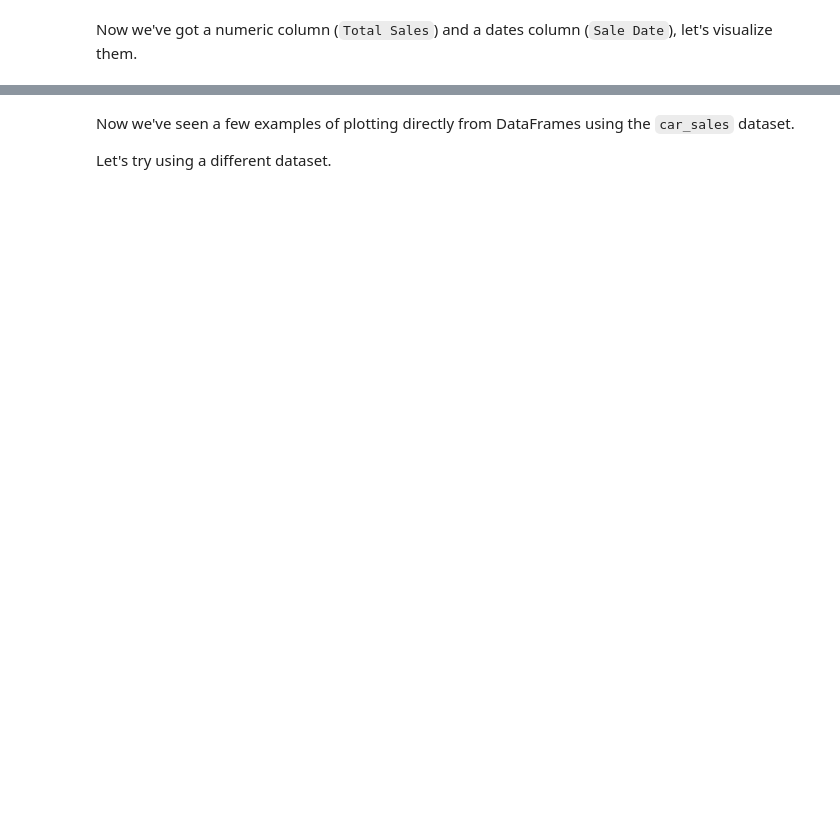
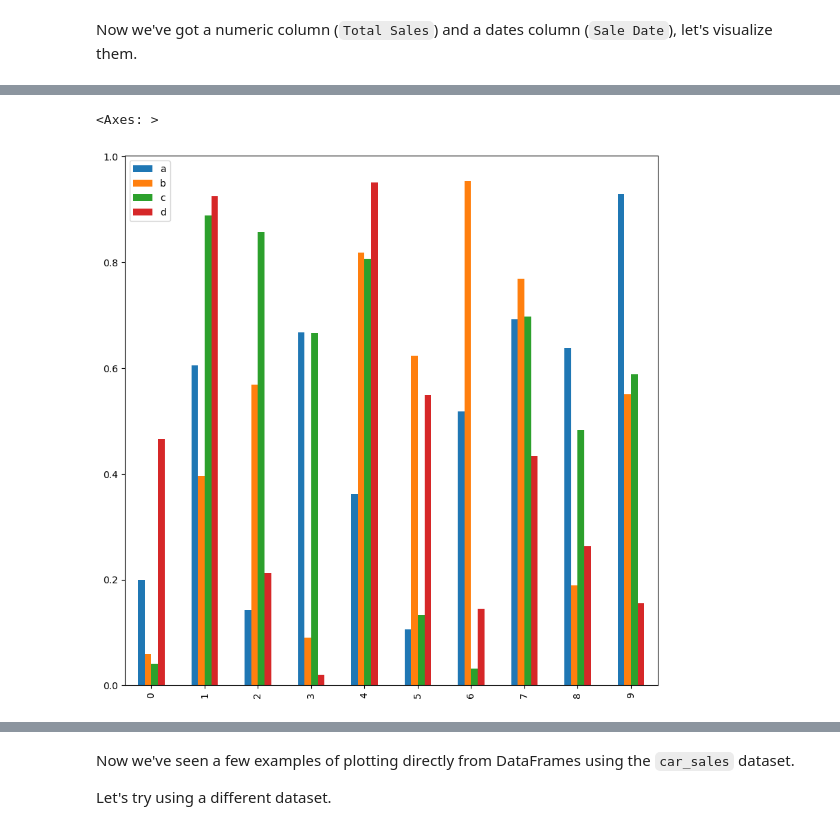
Before and after one commit to akram-elgh/Machine_learning_course, a Jupyter notebook: matplotlib/matplotlib-exercises.ipynb, the cells around one changed output, grey strips where cells are left out. Drawn from its saved outputs; the diff is of its cells as text; code cells hidden in the pictures; blank space fills up the shorter version.

```diff
--- a/matplotlib/matplotlib-exercises.ipynb
+++ b/matplotlib/matplotlib-exercises.ipynb
@@ -237,10 +278,14 @@ Now we've got a numeric column (`Total Sales`) and a dates column (`Sale Date`),
 # %%
 # Create a NumPy array of random numbers of size (10, 4) and save it to X
 
-
+X = np.random.rand(10, 4)
 # Turn the NumPy array X into a DataFrame with columns called ['a', 'b', 'c', 'd']
-
+X = pd.DataFrame(X, columns = ['a', 'b', 'c', 'd'])
 
 # Create a bar graph of the DataFrame
+X.plot(kind = 'bar', figsize = (10, 10))
+# %% [output]
+<Axes: >
+[figure, added]
 # %%
 # Create a bar graph of the 'Make' and 'Odometer (KM)' columns in the car_sales DataFrame
```
Also changed, not shown: parts of 26 cells of this notebook, 2 other files.
